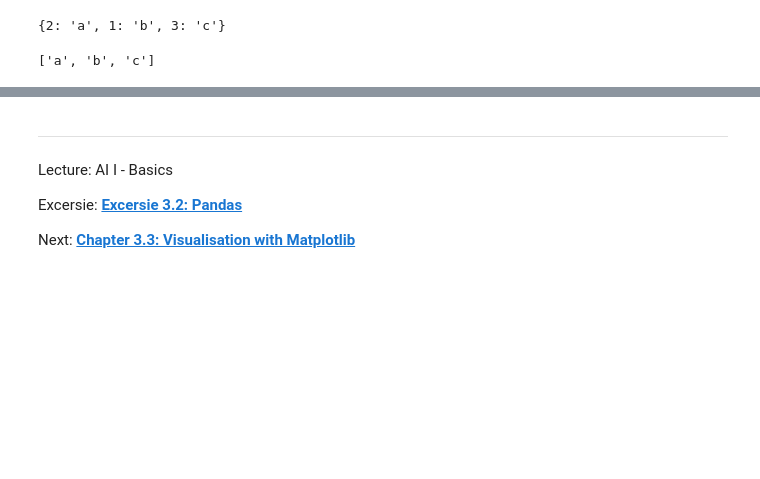
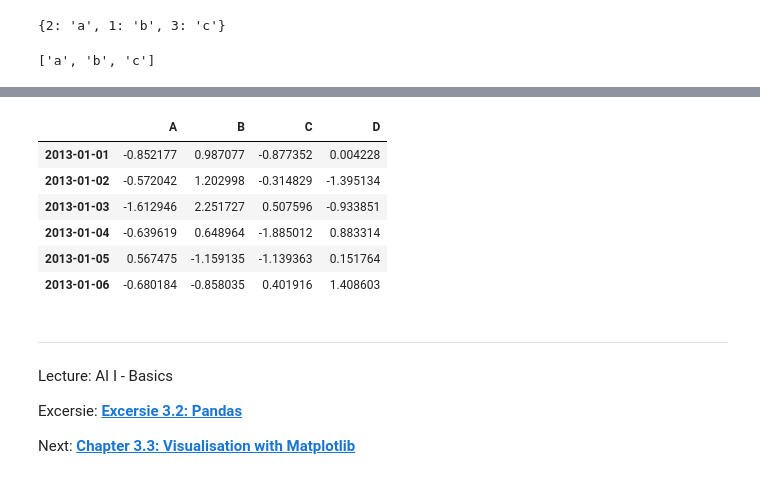
Before and after one commit to iLuckyW/lecture-ai-basics, a Jupyter notebook: chapter/03_data/02_pandas.ipynb, the cells around one changed output, grey strips where cells are left out. Drawn from its saved outputs; the diff is of its cells as text; code cells hidden in the pictures; blank space fills up the shorter version.

```diff
--- a/chapter/03_data/02_pandas.ipynb
+++ b/chapter/03_data/02_pandas.ipynb
@@ -253,3 +504,15 @@ list(ser.values)
+# %%
+dates = pd.date_range('20130101', periods=6)
+df = pd.DataFrame(np.random.randn(6,4), index=dates, columns=list('ABCD'))
+df
+# %% [output]
+|  | A | B | C | D |
+| 2013-01-01 | -0.852177 | 0.987077 | -0.877352 | 0.004228 |
+| 2013-01-02 | -0.572042 | 1.202998 | -0.314829 | -1.395134 |
+| 2013-01-03 | -1.612946 | 2.251727 | 0.507596 | -0.933851 |
+| 2013-01-04 | -0.639619 | 0.648964 | -1.885012 | 0.883314 |
+| 2013-01-05 | 0.567475 | -1.159135 | -1.139363 | 0.151764 |
+| 2013-01-06 | -0.680184 | -0.858035 | 0.401916 | 1.408603 |
 # %% [markdown]
 ---
 
```
Also changed, not shown: parts of 43 cells of this notebook.
